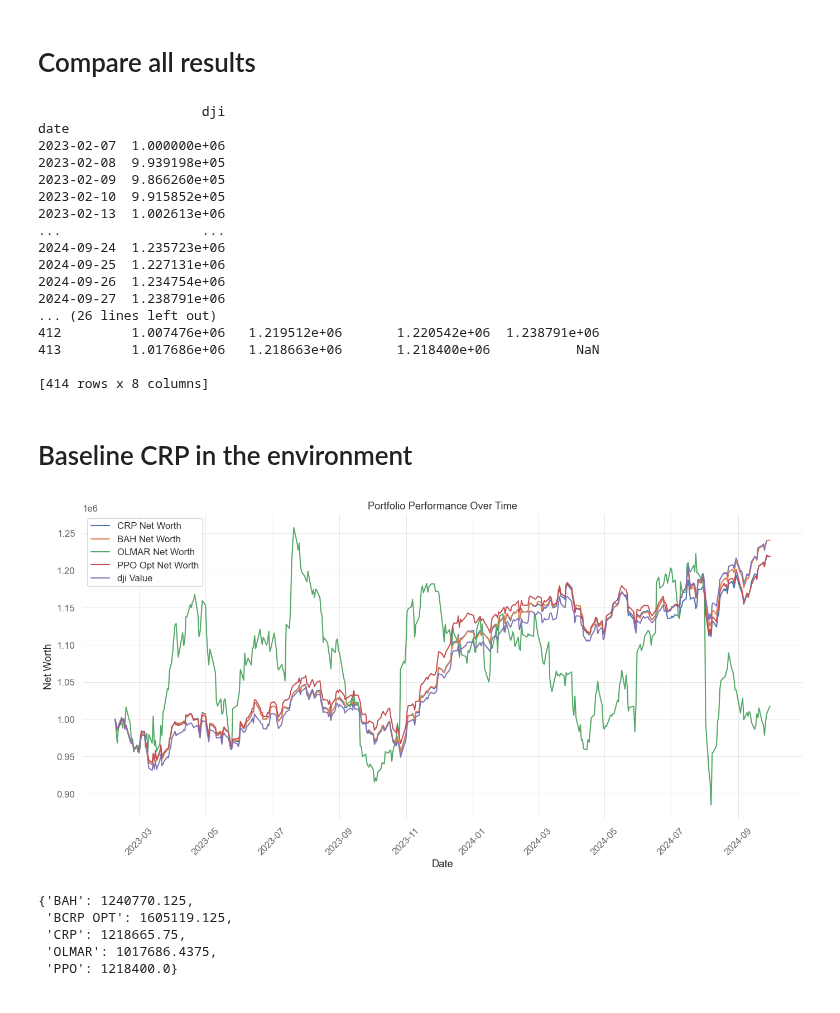
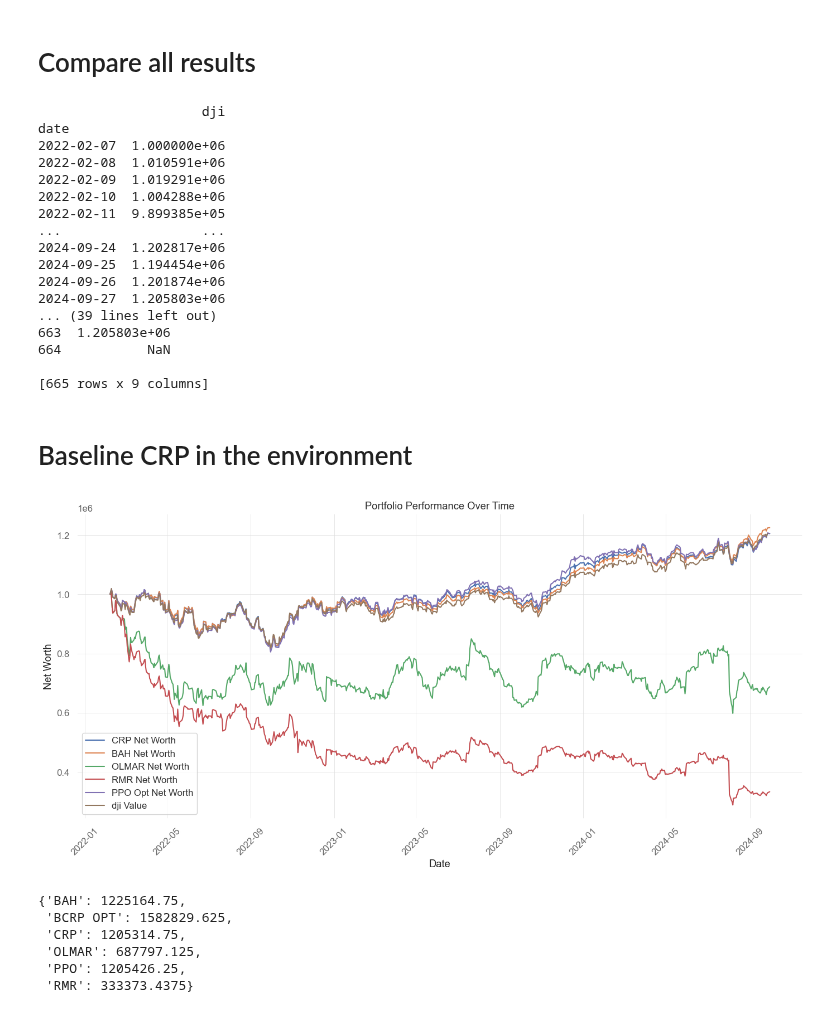
Before and after one commit to flpymonkey/Thesis, a Jupyter notebook: RL_Backtesting_OOS_features.ipynb, the cells around one changed output. Saved outputs shown, nothing was run; the diff lists cells and outputs as text; code cells hidden in the pictures.

```diff
--- a/RL_Backtesting_OOS_features.ipynb
+++ b/RL_Backtesting_OOS_features.ipynb
@@ -458,0 +459,33 @@ hit end!
+# %%
+# RMR
+
+RMR_results = {
+    "20212024": {},
+}
+
+# RMR_model_kwargs = {
+#     "eps": 60,
+#     "window": 100
+# }
+
+environment_ppo.reset()
+agent_rmr = DRLStableAgent(env = environment_ppo)
+model_rmr = agent_rmr.get_model("rmr", model_kwargs=None)
+
+values, dates = DRLStableAgent.DRL_prediction(model_rmr, environment_ppo)
+RMR_results["20212024"]["value"] = environment_ppo._terminal_asset_memory["final"]
+RMR_results["20212024"]["date"] = environment_ppo._terminal_date_memory
+
+df_rmr_opt = pd.DataFrame(RMR_results["20212024"]["value"], columns=['rmr_opt_net_worth'])
+df_rmr_date = pd.DataFrame(RMR_results["20212024"]["date"], columns=['Date'])
+if len(df_rmr_opt) == len(df_rmr_date):
+    df_rmr_opt['Date'] = df_rmr_date['Date']
+else:
+    raise ValueError("DataFrames do not have the same number of rows.")
+
+print(df_rmr_opt)
+
+
+# assert the dates line up
+assert df_opt.loc[0,'Date'] == df_rmr_opt.loc[0, 'Date']
+assert df_opt.loc[len(df_date)-1,'Date'] == df_rmr_opt.loc[len(df_rmr_opt)-1,'Date']
@@ -637,6 +688,10 @@ merged_df = pd.merge(merged_df, df_bah_opt, on='Date')
 df_olmar_opt['Date'] = pd.to_datetime(df_olmar_opt['Date'])
 merged_df = pd.merge(merged_df, df_olmar_opt, on='Date')
 
+# Merge the baseline RMR algorithm
+df_rmr_opt['Date'] = pd.to_datetime(df_rmr_opt['Date'])
+merged_df = pd.merge(merged_df, df_rmr_opt, on='Date')
+
 # Merge the opt algorithm
 df_opt['Date'] = pd.to_datetime(df_opt['Date'])
 merged_df = pd.merge(merged_df, df_opt, on='Date')
@@ -658,54 +713,56 @@ print(merged_df)
 # %% [output]
                      dji
 date
-2023-02-07  1.000000e+06
-2023-02-08  9.939198e+05
-2023-02-09  9.866260e+05
-2023-02-10  9.915852e+05
-2023-02-13  1.002613e+06
+2022-02-07  1.000000e+06
+2022-02-08  1.010591e+06
+2022-02-09  1.019291e+06
+2022-02-10  1.004288e+06
+2022-02-11  9.899385e+05
 ...                  ...
-2024-09-24  1.235723e+06
-2024-09-25  1.227131e+06
-2024-09-26  1.234754e+06
-2024-09-27  1.238791e+06
-... (26 lines left out)
-412         1.007476e+06   1.219512e+06       1.220542e+06  1.238791e+06
-413         1.017686e+06   1.218663e+06       1.218400e+06           NaN
+2024-09-24  1.202817e+06
+2024-09-25  1.194454e+06
+2024-09-26  1.201874e+06
+2024-09-27  1.205803e+06
+... (39 lines left out)
+663  1.205803e+06
+664           NaN
 
-[414 rows x 8 columns]
+[665 rows x 9 columns]
 # %% [markdown]
 # Baseline CRP in the environment
 # %%
 # Use the correct backend for Jupyter
 %matplotlib inline
 import matplotlib.pyplot as plt
 
 # TODO make sure all dates line up, fix CRP and OLMAR
 
 # Plot the DataFrame
 plt.figure(figsize=(14, 7))
 # plt.plot(merged_df['Date'], merged_df['bcrp_opt_net_worth'], label='BCRP Net Worth')
 # plt.plot(merged_df['Date'], merged_df['CRP_net_worth'], label='CRP Net Worth')# CRP and Opt net worth are basically on the same line
 plt.plot(merged_df['Date'], merged_df['crp_opt_net_worth'], label='CRP Net Worth')
 plt.plot(merged_df['Date'], merged_df['bah_opt_net_worth'], label='BAH Net Worth')
 plt.plot(merged_df['Date'], merged_df['olmar_opt_net_worth'], label='OLMAR Net Worth')
+plt.plot(merged_df['Date'], merged_df['rmr_opt_net_worth'], label='RMR Net Worth')
+
 
 # plt.plot(merged_df['Date'], merged_df['opt_net_worth'], label='Opt Net Worth')
 plt.plot(merged_df['Date'], merged_df['ppo_opt_net_worth'], label='PPO Opt Net Worth')
 # plt.plot(merged_df['Date'], merged_df['ppo_value'], label='PPO Value')
 # plt.plot(merged_df['Date'], merged_df['td3_value'], label='TD3 Value')
 # plt.plot(merged_df['Date'], merged_df['a2c_value'], label='A2C Value')
 plt.plot(merged_df['Date'], merged_df['dji'], label='dji Value')
 plt.xlabel('Date')
 plt.ylabel('Net Worth')
 plt.title('Portfolio Performance Over Time')
 plt.legend()
 plt.xticks(rotation=45)
 plt.grid(True)
 plt.tight_layout()
 plt.show()
 # %% [output]
-[figure, old version]
+[figure, new version]
 # %%
 import pprint
 
@@ -714,16 +771,18 @@ final_returns = {
     'CRP': merged_df['crp_opt_net_worth'].iloc[-1],
     'BAH': merged_df['bah_opt_net_worth'].iloc[-1],
     'OLMAR': merged_df['olmar_opt_net_worth'].iloc[-1],
+    'RMR': merged_df['rmr_opt_net_worth'].iloc[-1],
    'PPO': merged_df['ppo_opt_net_worth'].iloc[-1]
 }
 
 pprint.pprint(final_returns)
 # %% [output]
-{'BAH': 1240770.125,
- 'BCRP OPT': 1605119.125,
- 'CRP': 1218665.75,
- 'OLMAR': 1017686.4375,
- 'PPO': 1218400.0}
+{'BAH': 1225164.75,
+ 'BCRP OPT': 1582829.625,
+ 'CRP': 1205314.75,
+ 'OLMAR': 687797.125,
+ 'PPO': 1205426.25,
+ 'RMR': 333373.4375}
 # %%
 import numpy as np
 import pprint
```
Also changed, not shown: parts of 17 cells of this notebook, 20 other files.
